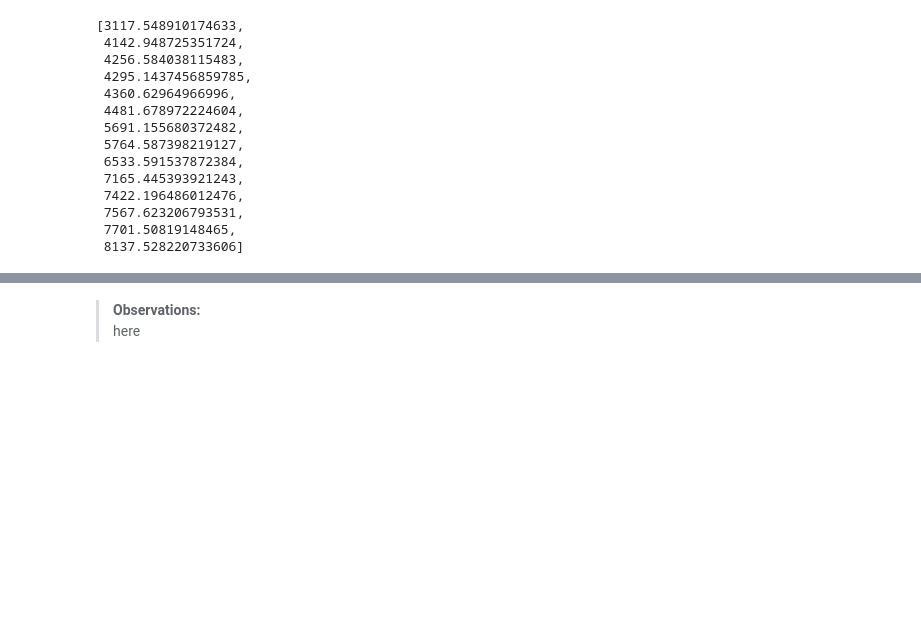
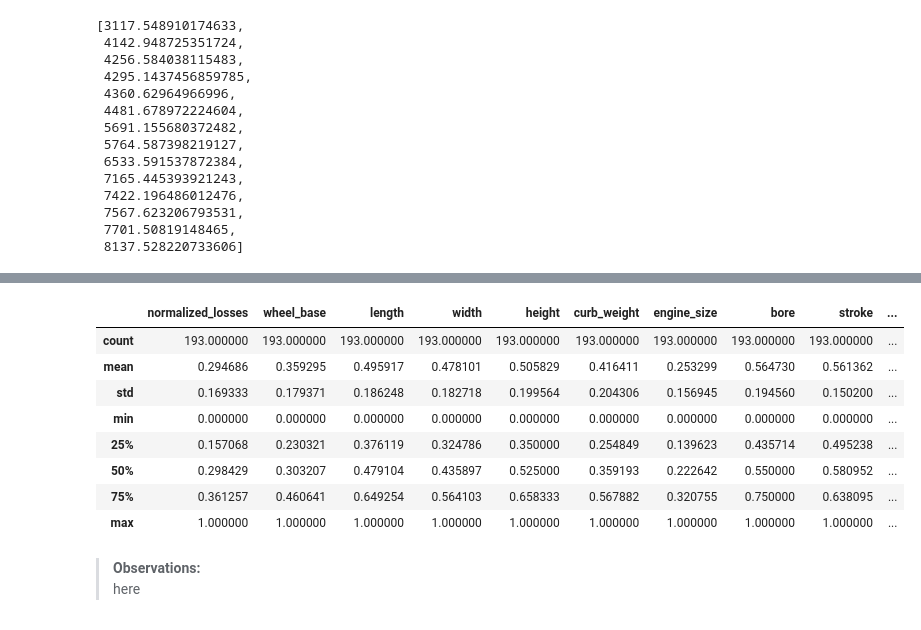
Before and after one commit to ofeliiaB/predicting_car_prices_with_k-nn, a Jupyter notebook: Car_price_prediction_KNN.ipynb, the cells around one changed output, grey strips where cells are left out. Drawn from its saved outputs; the diff is of its cells as text; code cells hidden in the pictures; blank space fills up the shorter version.

```diff
--- a/Car_price_prediction_KNN.ipynb
+++ b/Car_price_prediction_KNN.ipynb
@@ -635,6 +653,18 @@ fig = go.Figure(data=[go.Table(
 iplot(fig)
 # %% [output]
 [interactive output not drawn]
+# %%
+ordinal_cars.describe()
+# %% [output]
+|  | normalized_losses | wheel_base | length | width | height | curb_weight | engine_size | bore | stroke | ... |
+| count | 193.000000 | 193.000000 | 193.000000 | 193.000000 | 193.000000 | 193.000000 | 193.000000 | 193.000000 | 193.000000 | ... |
+| mean | 0.294686 | 0.359295 | 0.495917 | 0.478101 | 0.505829 | 0.416411 | 0.253299 | 0.564730 | 0.561362 | ... |
+| std | 0.169333 | 0.179371 | 0.186248 | 0.182718 | 0.199564 | 0.204306 | 0.156945 | 0.194560 | 0.150200 | ... |
+| min | 0.000000 | 0.000000 | 0.000000 | 0.000000 | 0.000000 | 0.000000 | 0.000000 | 0.000000 | 0.000000 | ... |
+| 25% | 0.157068 | 0.230321 | 0.376119 | 0.324786 | 0.350000 | 0.254849 | 0.139623 | 0.435714 | 0.495238 | ... |
+| 50% | 0.298429 | 0.303207 | 0.479104 | 0.435897 | 0.525000 | 0.359193 | 0.222642 | 0.550000 | 0.580952 | ... |
+| 75% | 0.361257 | 0.460641 | 0.649254 | 0.564103 | 0.658333 | 0.567882 | 0.320755 | 0.750000 | 0.638095 | ... |
+| max | 1.000000 | 1.000000 | 1.000000 | 1.000000 | 1.000000 | 1.000000 | 1.000000 | 1.000000 | 1.000000 | ... |
 # %% [markdown]
 > **Observations:**
     <br>here
```
Also changed, not shown: parts of 22 cells of this notebook.
